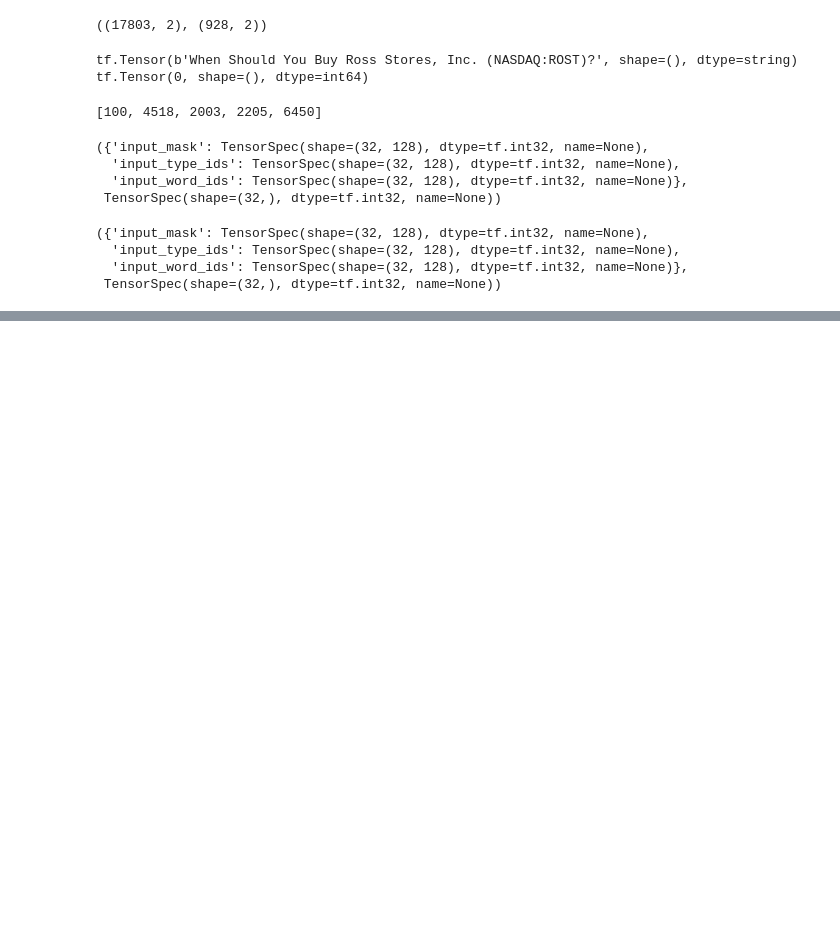
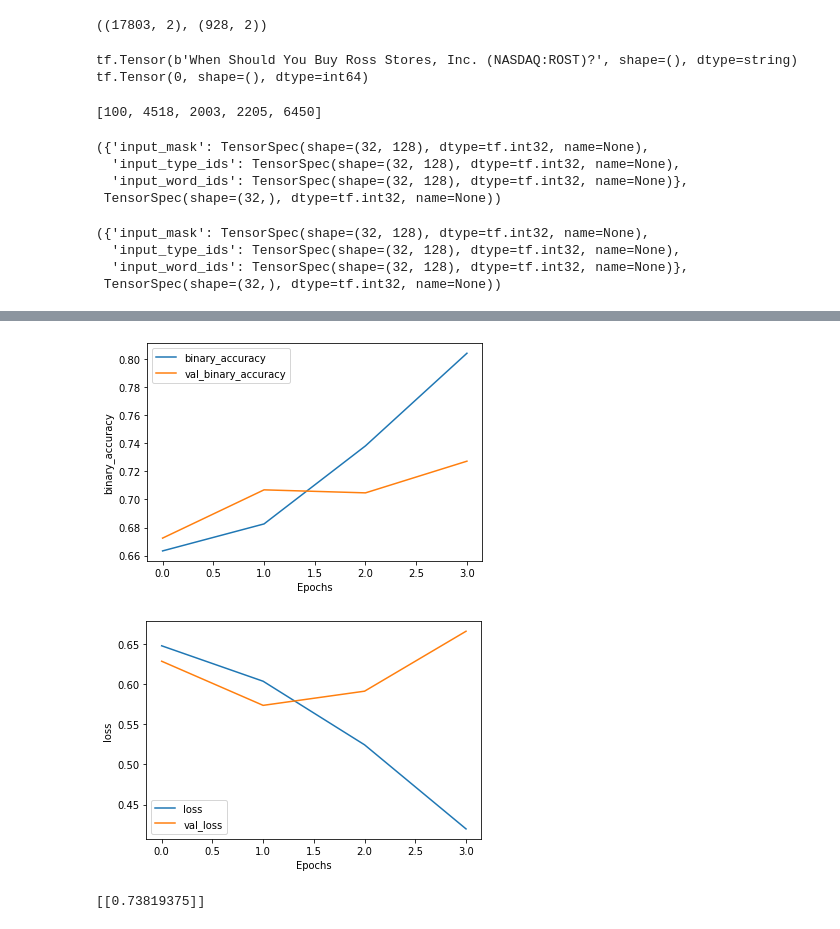
Before and after one commit to kaneelgit/stock-data, a Jupyter notebook: stock_bert.ipynb, the cells around one changed output, grey strips where cells are left out. Drawn from its saved outputs; the diff is of its cells as text; code cells hidden in the pictures; blank space fills up the shorter version.

```diff
--- a/stock_bert.ipynb
+++ b/stock_bert.ipynb
@@ -168,7 +169,8 @@ def to_feature(text, label, label_list = label_list, max_seq_length = max_seq_le
 # %%
 def to_feature_map(text, label):
 
-  input_ids, input_mask, segment_ids, label_id = tf.py_function(to_feature, inp = [text, label], Tout = [tf.int32, tf.int32, tf.int32, tf.int32])
+  input_ids, input_mask, segment_ids, label_id = tf.py_function(to_feature, inp = [text, label],
+                                                                Tout = [tf.int32, tf.int32, tf.int32, tf.int32])
 
   input_ids.set_shape([max_seq_length])
   input_mask.set_shape([max_seq_length])
@@ -248,0 +267,3 @@ ValueError: ignored
+# %%
+epochs = 4
+history = model.fit(train_data, validation_data = valid_data, epochs = epochs, verbose = 1)
@@ -248,0 +280,27 @@ ValueError: ignored
+# %%
+import matplotlib.pyplot as plt
+
+def plot_graphs(history, metric):
+  plt.plot(history.history[metric])
+  plt.plot(history.history['val_'+metric], '')
+  plt.xlabel("Epochs")
+  plt.ylabel(metric)
+  plt.legend([metric, 'val_'+metric])
+  plt.show()
+
+plot_graphs(history, 'binary_accuracy')
+plot_graphs(history, 'loss')
+# %% [output]
+[figure, added]
+[figure, added]
+# %%
+sample = [dataset['NEWS'][1]]
+sample = ['']
+
+test_data = tf.data.Dataset.from_tensor_slices((sample, [0] * len(sample)))
+test_data = (test_data.map(to_feature_map).batch(1))
+preds = model.predict(test_data)
+
+print(preds)
+# %% [output]
+[[0.73819375]]
```
Also changed, not shown: parts of 7 cells of this notebook.
